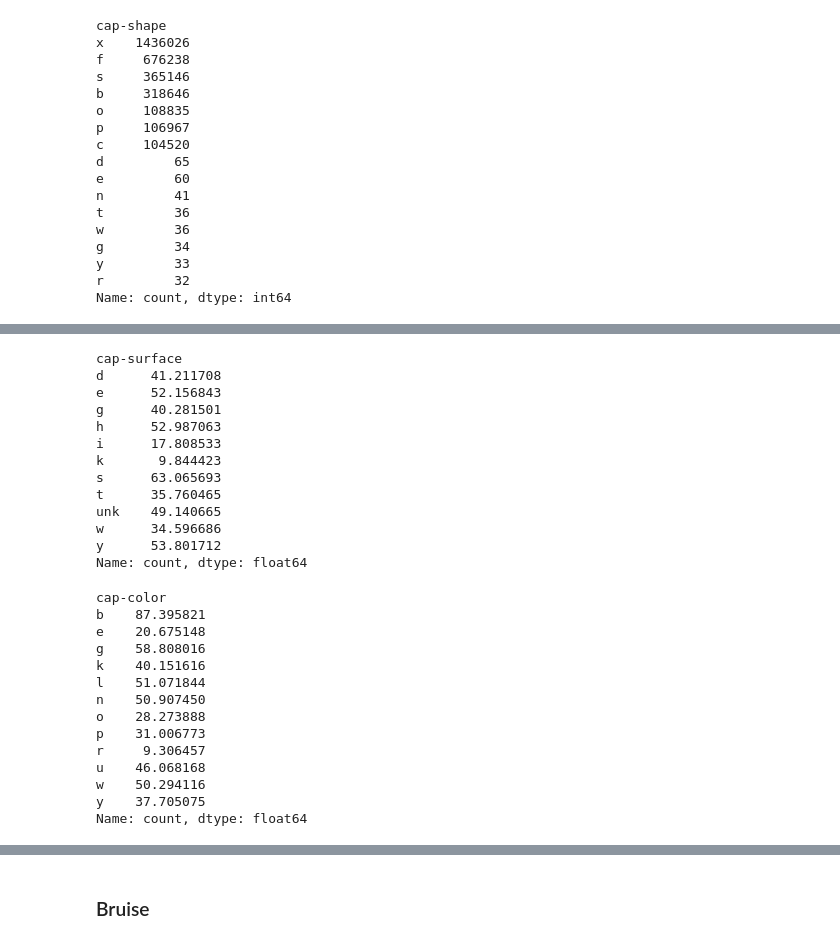
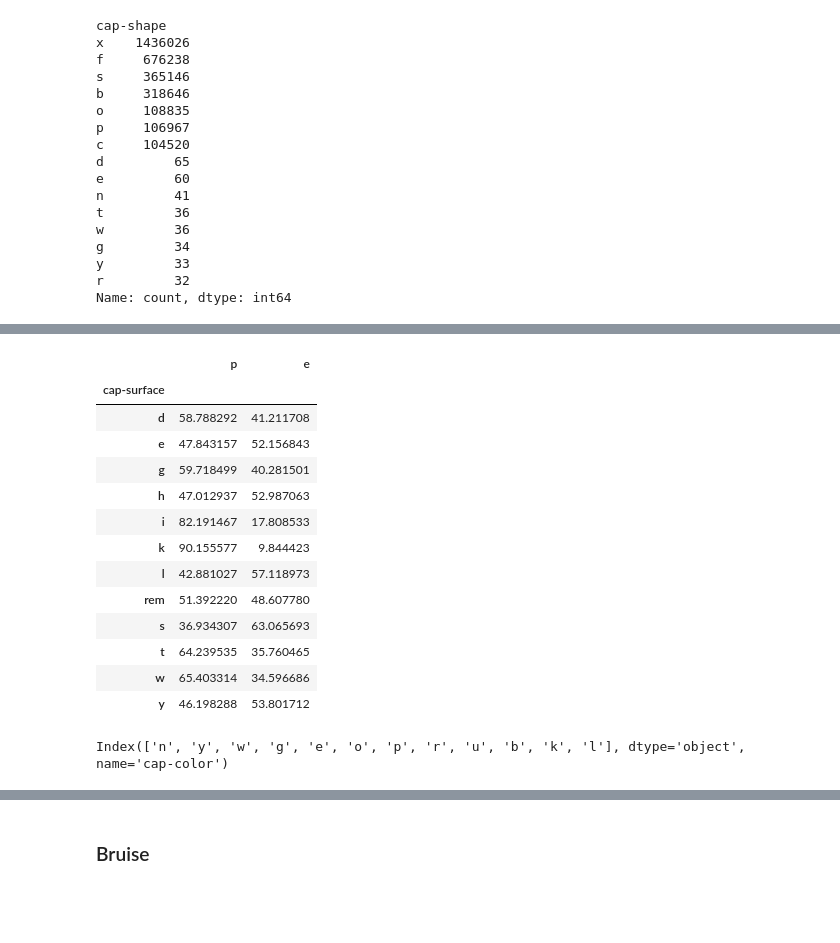
Before and after one commit to trietp1253201581/KaggleCompetition, a Jupyter notebook: poisonous_mushroom.ipynb, the cells around one changed output, grey strips where cells are left out. Cells and saved outputs as stored; diff of their text form; code cells hidden in the pictures; blank space fills up the shorter version.

```diff
--- a/poisonous_mushroom.ipynb
+++ b/poisonous_mushroom.ipynb
@@ -111,6 +111,16 @@ class
 p    1705396
 e    1411549
 Name: count, dtype: int64
+# %%
+def view_categoricals_feature(cat_col: str):
+    d = dict()
+    total = raw_df[cat_col].value_counts()
+    idx = raw_df['class'].value_counts().index.tolist()
+    for t in idx:
+        x = raw_df[raw_df['class']==t][cat_col].value_counts()
+        d[t] = x/total*100
+
+    return pd.DataFrame(data=d, columns=idx)
 # %% [markdown]
 ## Exploring and preprocessing
 # %% [markdown]
@@ -174,16 +168,0 @@ e = raw_df[raw_df['class']=='e']['cap-surface'].value_counts()
-# %%
-e/total*100
-# %% [output]
-cap-surface
-d      41.211708
-e      52.156843
-g      40.281501
-h      52.987063
-i      17.808533
-k       9.844423
-s      63.065693
-t      35.760465
-unk    49.140665
-w      34.596686
-y      53.801712
-Name: count, dtype: float64
@@ -205,0 +169,17 @@ categorical_cols += ['cap-surface_i','cap-surface_k','cap-surface_t','cap-surfac
+# %%
+view_categoricals_feature('cap-surface')
+# %% [output]
+|  | p | e |
+| cap-surface |  |  |
+| d | 58.788292 | 41.211708 |
+| e | 47.843157 | 52.156843 |
+| g | 59.718499 | 40.281501 |
+| h | 47.012937 | 52.987063 |
+| i | 82.191467 | 17.808533 |
+| k | 90.155577 | 9.844423 |
+| l | 42.881027 | 57.118973 |
+| rem | 51.392220 | 48.607780 |
+| s | 36.934307 | 63.065693 |
+| t | 64.239535 | 35.760465 |
+| w | 65.403314 | 34.596686 |
+| y | 46.198288 | 53.801712 |
@@ -206,4 +188,7 @@ categorical_cols += ['cap-surface_i','cap-surface_k','cap-surface_t','cap-surfac
 # %%
 cap_color_lst = raw_df['cap-color'].value_counts().head(12).index
+cap_color_lst
+# %% [output]
+Index(['n', 'y', 'w', 'g', 'e', 'o', 'p', 'r', 'u', 'b', 'k', 'l'], dtype='object', name='cap-color')
 # %%
 raw_df['cap-color'] = raw_df['cap-color'].apply(lambda x: x if x in cap_color_lst else 'n')
@@ -213,17 +194,0 @@ e = raw_df[raw_df['class']=='e']['cap-color'].value_counts()
-# %%
-e/total*100
-# %% [output]
-cap-color
-b    87.395821
-e    20.675148
-g    58.808016
-k    40.151616
-l    51.071844
-n    50.907450
-o    28.273888
-p    31.006773
-r     9.306457
-u    46.068168
-w    50.294116
-y    37.705075
-Name: count, dtype: float64
```
Also changed, not shown: parts of 175 cells of this notebook, 2 other files.
